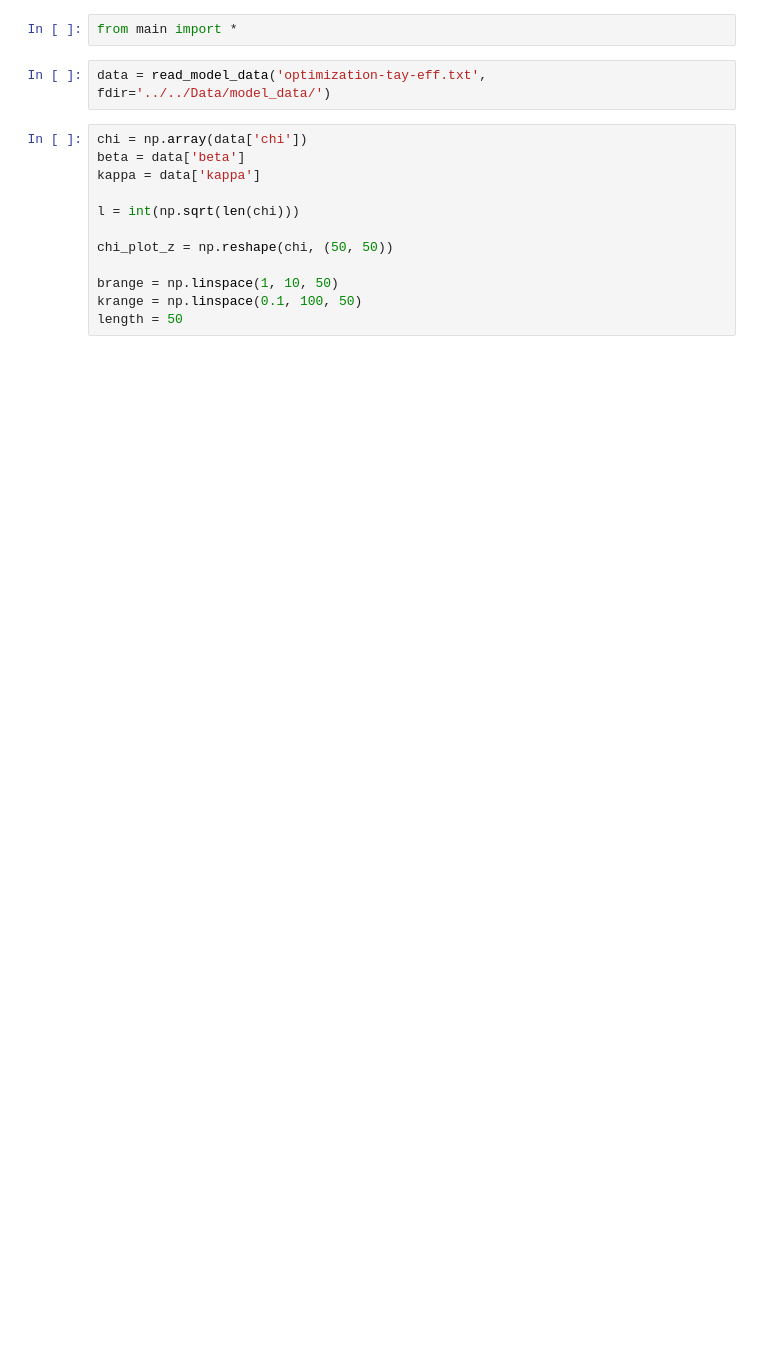
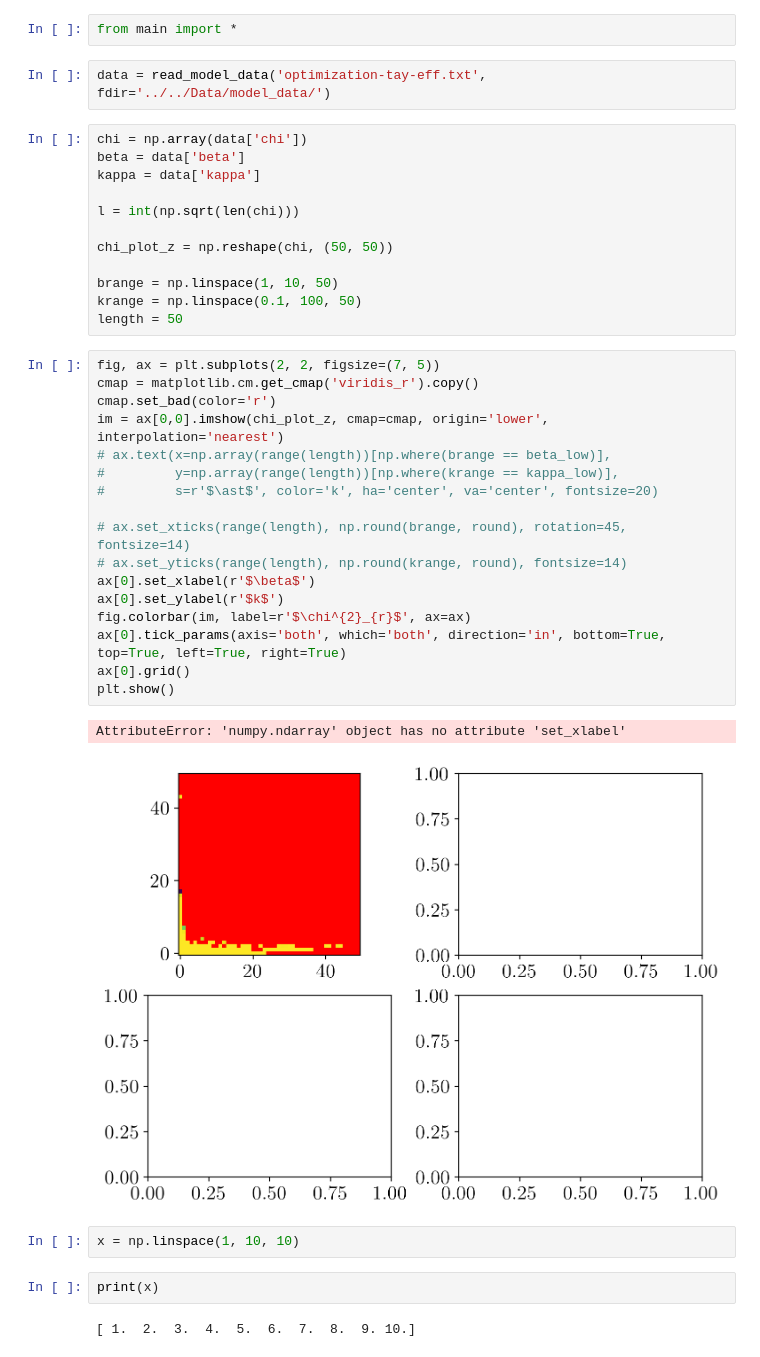
Before and after one commit to bktakacs/thesis_ku, a Jupyter notebook: Untitled-1.ipynb, the cells around one changed output. Saved outputs shown, nothing was run; the diff lists cells and outputs as text; blank space fills up the shorter version.

```diff
--- a/Untitled-1.ipynb
+++ b/Untitled-1.ipynb
@@ -14,3 +14,29 @@ chi_plot_z = np.reshape(chi, (50, 50))
 brange = np.linspace(1, 10, 50)
 krange = np.linspace(0.1, 100, 50)
 length = 50
+# %%
+fig, ax = plt.subplots(2, 2, figsize=(7, 5))
+cmap = matplotlib.cm.get_cmap('viridis_r').copy()
+cmap.set_bad(color='r')
+im = ax[0,0].imshow(chi_plot_z, cmap=cmap, origin='lower', interpolation='nearest')
+# ax.text(x=np.array(range(length))[np.where(brange == beta_low)],
+#         y=np.array(range(length))[np.where(krange == kappa_low)],
+#         s=r'$\ast$', color='k', ha='center', va='center', fontsize=20)
+
+# ax.set_xticks(range(length), np.round(brange, round), rotation=45, fontsize=14)
+# ax.set_yticks(range(length), np.round(krange, round), fontsize=14)
+ax[0].set_xlabel(r'$\beta$')
+ax[0].set_ylabel(r'$k$')
+fig.colorbar(im, label=r'$\chi^{2}_{r}$', ax=ax)
+ax[0].tick_params(axis='both', which='both', direction='in', bottom=True, top=True, left=True, right=True)
+ax[0].grid()
+plt.show()
+# %% [output]
+AttributeError: 'numpy.ndarray' object has no attribute 'set_xlabel'
+[figure, added]
+# %%
+x = np.linspace(1, 10, 10)
+# %%
+print(x)
+# %% [output]
+[ 1.  2.  3.  4.  5.  6.  7.  8.  9. 10.]
```
Also changed, not shown: parts of 6 cells of this notebook, 1 other file.
